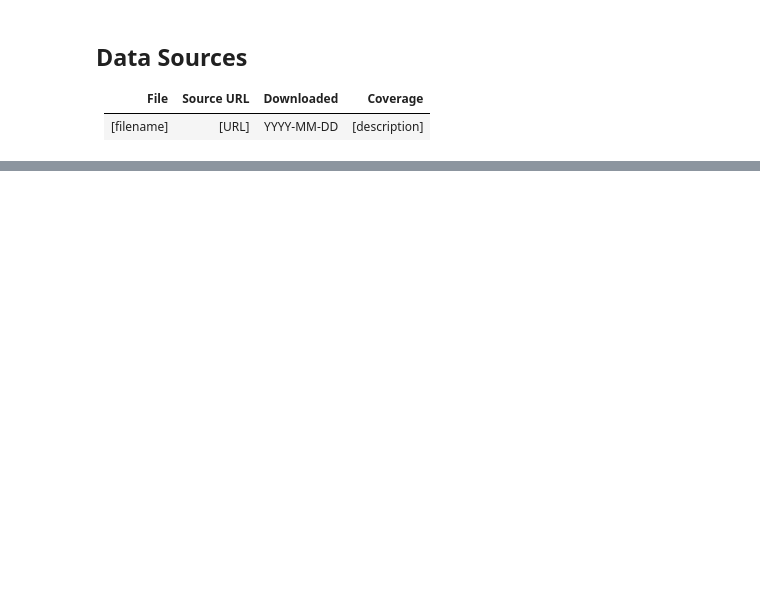
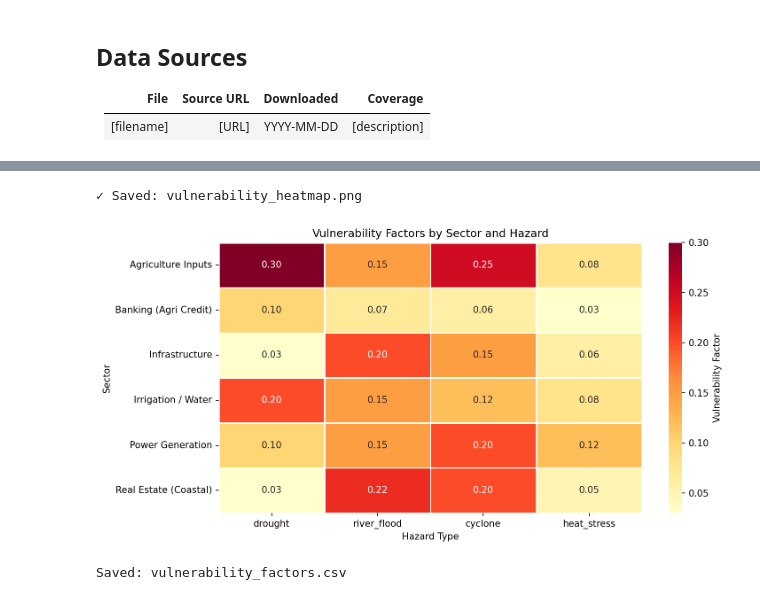
Before and after one commit to imsaichauhan/a1-climate-var, a Jupyter notebook: notebooks/main.ipynb, the cells around one changed output, grey strips where cells are left out. Cells and saved outputs as stored; diff of their text form; code cells hidden in the pictures; blank space fills up the shorter version.

```diff
--- a/notebooks/main.ipynb
+++ b/notebooks/main.ipynb
@@ -44,0 +607,31 @@ print("Environment ready.")
+# %%
+fig, ax = plt.subplots(figsize=(10, 5))
+
+import seaborn as sns
+
+vuln_pivot = vuln_df.pivot(index="sector", columns="hazard", values="vulnerability")
+vuln_pivot = vuln_pivot[["drought", "river_flood", "cyclone", "heat_stress"]]
+
+sns.heatmap(
+    vuln_pivot,
+    annot=True,
+    fmt=".2f",
+    cmap="YlOrRd",
+    linewidths=0.5,
+    ax=ax,
+    cbar_kws={"label": "Vulnerability Factor"}
+)
+ax.set_title("Vulnerability Factors by Sector and Hazard")
+ax.set_xlabel("Hazard Type")
+ax.set_ylabel("Sector")
+plt.tight_layout()
+savefig("vulnerability_heatmap.png")
+plt.show()
+# %% [output]
+✓ Saved: vulnerability_heatmap.png
+[figure, added]
+# %%
+vuln_df.to_csv(os.path.join(DATA_DIR, "vulnerability_factors.csv"), index=False)
+print("Saved: vulnerability_factors.csv")
+# %% [output]
+Saved: vulnerability_factors.csv
```
Also changed, not shown: parts of 31 cells of this notebook, 7 other files.
